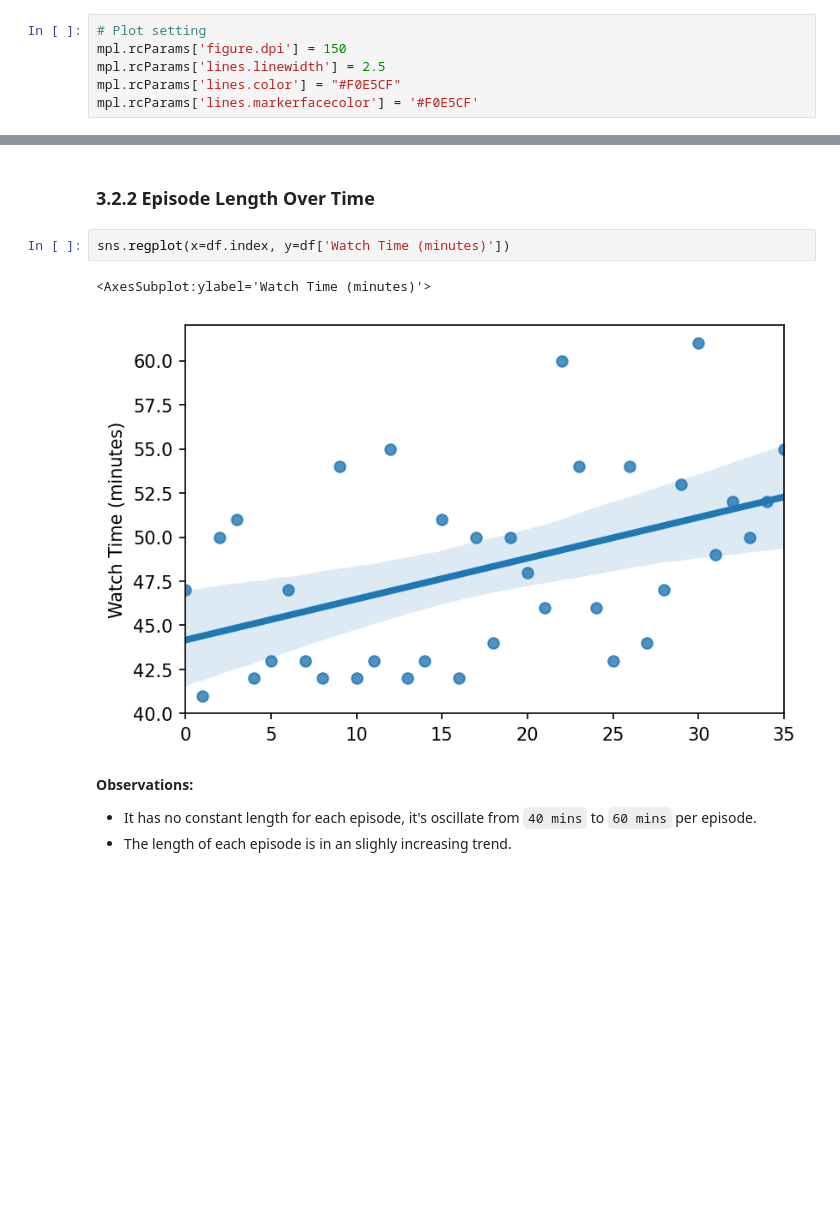
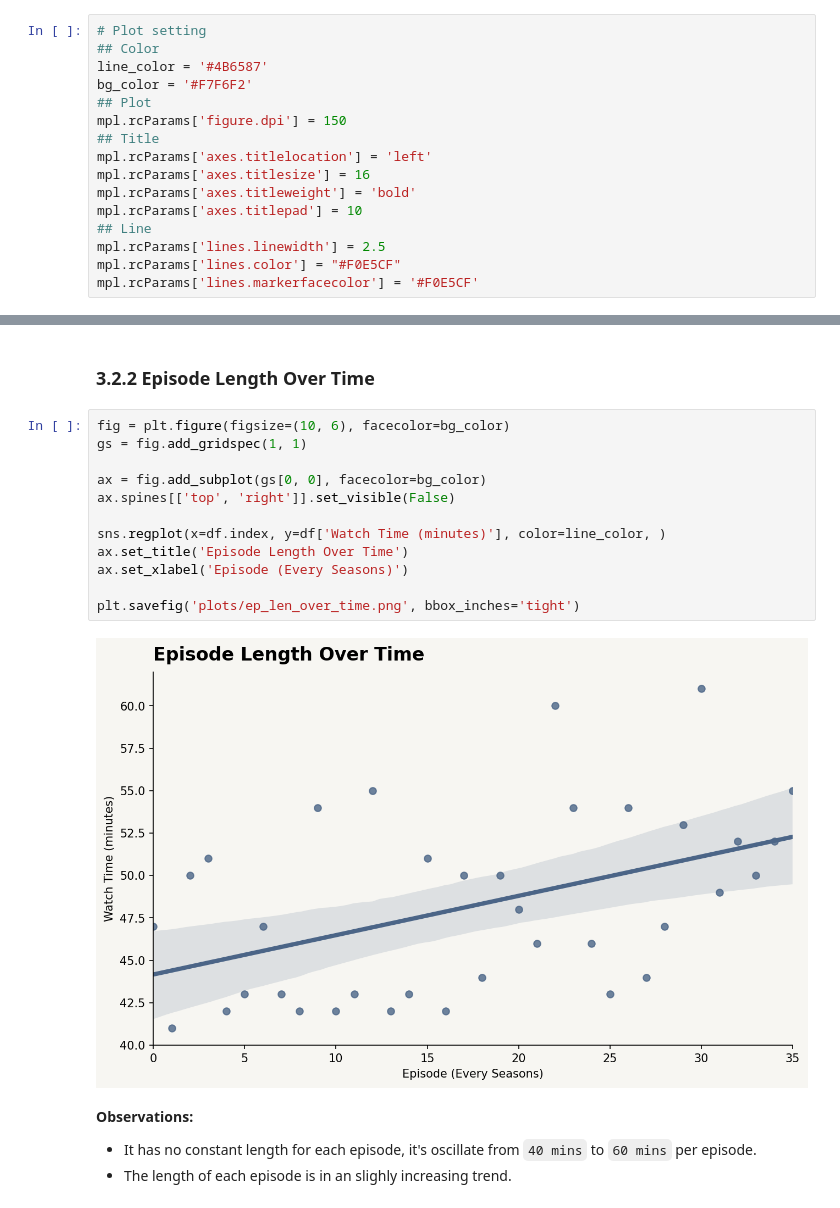
Before and after one commit to tannd-ds/ds-practice, a Jupyter notebook: money-heist/money-heist-eda-notebook.ipynb, the cells around one changed output, grey strips where cells are left out. Drawn from its saved outputs; the diff is of its cells as text; blank space fills up the shorter version.

```diff
--- a/money-heist/money-heist-eda-notebook.ipynb
+++ b/money-heist/money-heist-eda-notebook.ipynb
@@ -31,7 +31,17 @@ dataset_filepath = './datasets/money-heist.csv'
 df = pd.read_csv(dataset_filepath)
 # %%
 # Plot setting
+## Color
+line_color = '#4B6587'
+bg_color = '#F7F6F2'
+## Plot
 mpl.rcParams['figure.dpi'] = 150
+## Title
+mpl.rcParams['axes.titlelocation'] = 'left'
+mpl.rcParams['axes.titlesize'] = 16
+mpl.rcParams['axes.titleweight'] = 'bold'
+mpl.rcParams['axes.titlepad'] = 10
+## Line
 mpl.rcParams['lines.linewidth'] = 2.5
 mpl.rcParams['lines.color'] = "#F0E5CF"
 mpl.rcParams['lines.markerfacecolor'] = '#F0E5CF'
@@ -115,10 +107,19 @@ df
 # %% [markdown]
 ### 3.2.2 Episode Length Over Time
 # %%
-sns.regplot(x=df.index, y=df['Watch Time (minutes)'])
+fig = plt.figure(figsize=(10, 6), facecolor=bg_color)
+gs = fig.add_gridspec(1, 1)
+
+ax = fig.add_subplot(gs[0, 0], facecolor=bg_color)
+ax.spines[['top', 'right']].set_visible(False)
+
+sns.regplot(x=df.index, y=df['Watch Time (minutes)'], color=line_color, )
+ax.set_title('Episode Length Over Time')
+ax.set_xlabel('Episode (Every Seasons)')
+
+plt.savefig('plots/ep_len_over_time.png', bbox_inches='tight')
 # %% [output]
-<AxesSubplot:ylabel='Watch Time (minutes)'>
-[figure, old version]
+[figure, new version]
 # %% [markdown]
 **Observations:**
 - It has no constant length for each episode, it's oscillate from `40 mins` to `60 mins` per episode.
```
Also changed, not shown: parts of 6 cells of this notebook, 3 other files.
